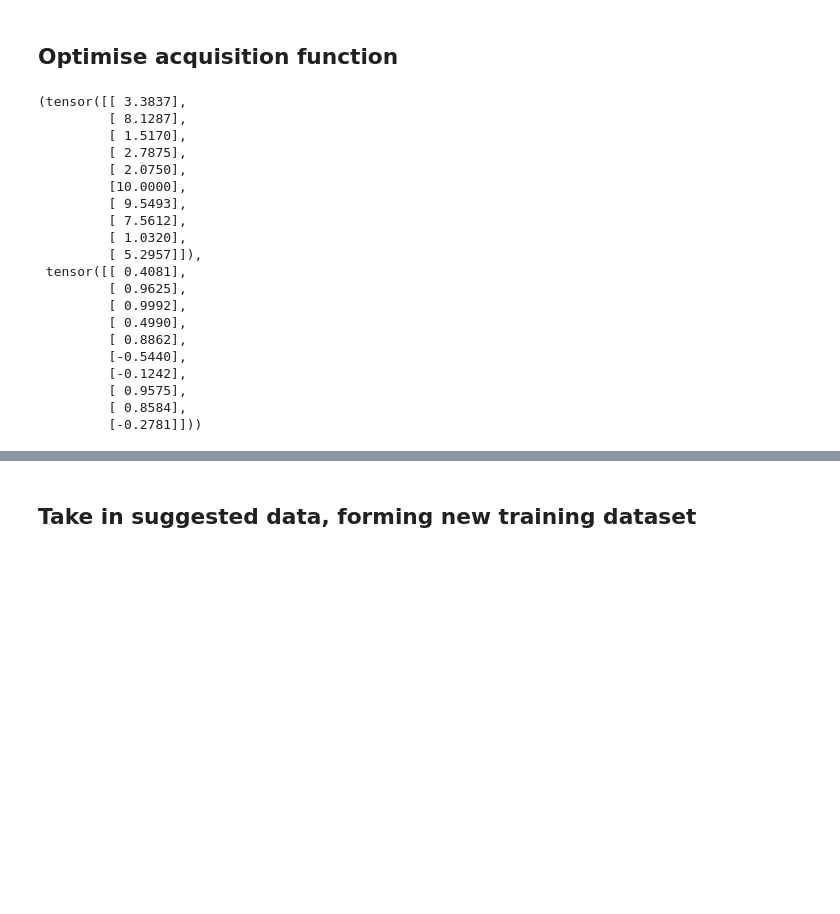
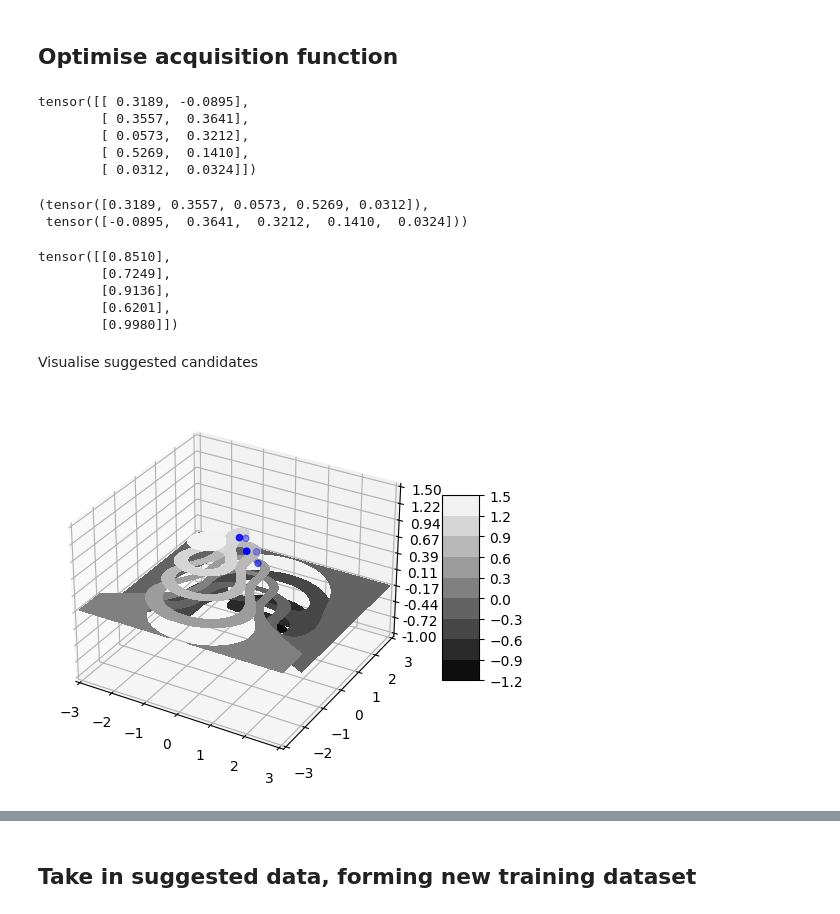
Before and after one commit to YimengJin/Thesis_Yimeng, a Jupyter notebook: Model Test_2D.ipynb, the cells around one changed output, grey strips where cells are left out. Drawn from its saved outputs; the diff is of its cells as text; code cells hidden in the pictures; blank space fills up the shorter version.

```diff
--- a/Model Test_2D.ipynb
+++ b/Model Test_2D.ipynb
@@ -189,35 +171,55 @@ UCB = qUpperConfidenceBound(
 ## Optimise acquisition function
 # %%
 candidates_x,_ = optimize_acqf(
-    acq_function = UCB,
-    bounds = torch.tensor([[0.],[10.]]),
-    q = 10, # Number of suggested candidates
+    acq_function = EI,
+    bounds = torch.tensor([[-3.0] * 2, [3.0] * 2]),
+    q = 5, # Number of suggested candidates
     num_restarts = 200,
     raw_samples = 512
 )
 candidates_x
-candidates_y = F(candidates_x).unsqueeze(-1)
 
-candidates_x,candidates_y
+candidates_x
 # %% [output]
-(tensor([[ 3.3837],
-         [ 8.1287],
-         [ 1.5170],
-         [ 2.7875],
-         [ 2.0750],
-         [10.0000],
-         [ 9.5493],
-         [ 7.5612],
-         [ 1.0320],
-         [ 5.2957]]),
- tensor([[ 0.4081],
-         [ 0.9625],
-         [ 0.9992],
-         [ 0.4990],
-         [ 0.8862],
-         [-0.5440],
-         [-0.1242],
-         [ 0.9575],
-         [ 0.8584],
-         [-0.2781]]))
+tensor([[ 0.3189, -0.0895],
+        [ 0.3557,  0.3641],
+        [ 0.0573,  0.3212],
+        [ 0.5269,  0.1410],
+        [ 0.0312,  0.0324]])
+# %%
+candidates_x1 = candidates_x[:,0]
+candidates_x2 = candidates_x[:,1]
+candidates_x1,candidates_x2
+# %% [output]
+(tensor([0.3189, 0.3557, 0.0573, 0.5269, 0.0312]),
+ tensor([-0.0895,  0.3641,  0.3212,  0.1410,  0.0324]))
+# %%
+candidates_y = F(candidates_x1,candidates_x2).unsqueeze(-1)
+candidates_y
+# %% [output]
+tensor([[0.8510],
+        [0.7249],
+        [0.9136],
+        [0.6201],
+        [0.9980]])
+# %% [markdown]
+Visualise suggested candidates
+# %%
+fig = plt.figure()
+ax = fig.gca(projection='3d')
+ax.axes.set_xlim3d(left=-3, right=3)
+ax.axes.set_ylim3d(bottom=-3, top=3)
+ax.axes.set_zlim3d(bottom=-1, top=1.5)
+
+surf = ax.contourf3D(x1, x2, y, rstride=1, cstride=1,
+                      cmap=cm.gray,linewidth=0, antialiased=False)
+ax.zaxis.set_major_locator(LinearLocator(10))
+ax.zaxis.set_major_formatter(FormatStrFormatter('%.02f'))
+fig.colorbar(surf, shrink=0.5, aspect=5)
+
+ax.scatter(candidates_x1,candidates_x2,candidates_y,color='blue')
+
+plt.show()
+# %% [output]
+[figure, added]
 # %%
```
Also changed, not shown: parts of 21 cells of this notebook.
